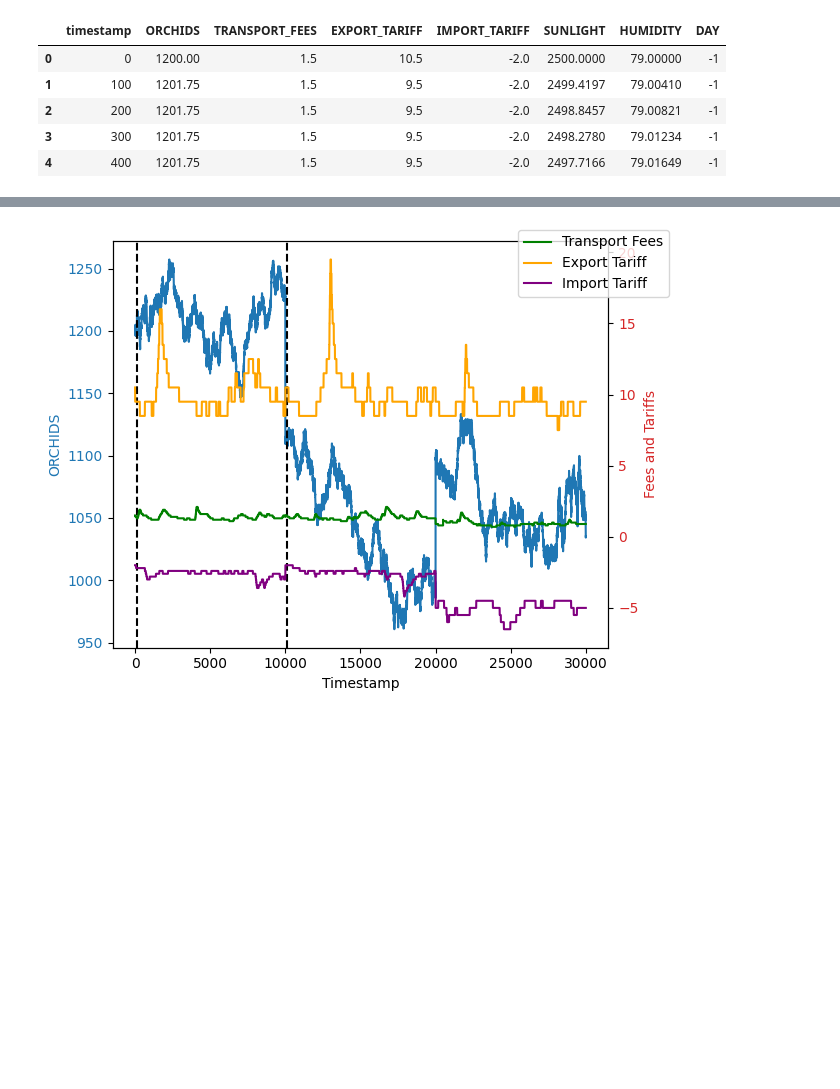
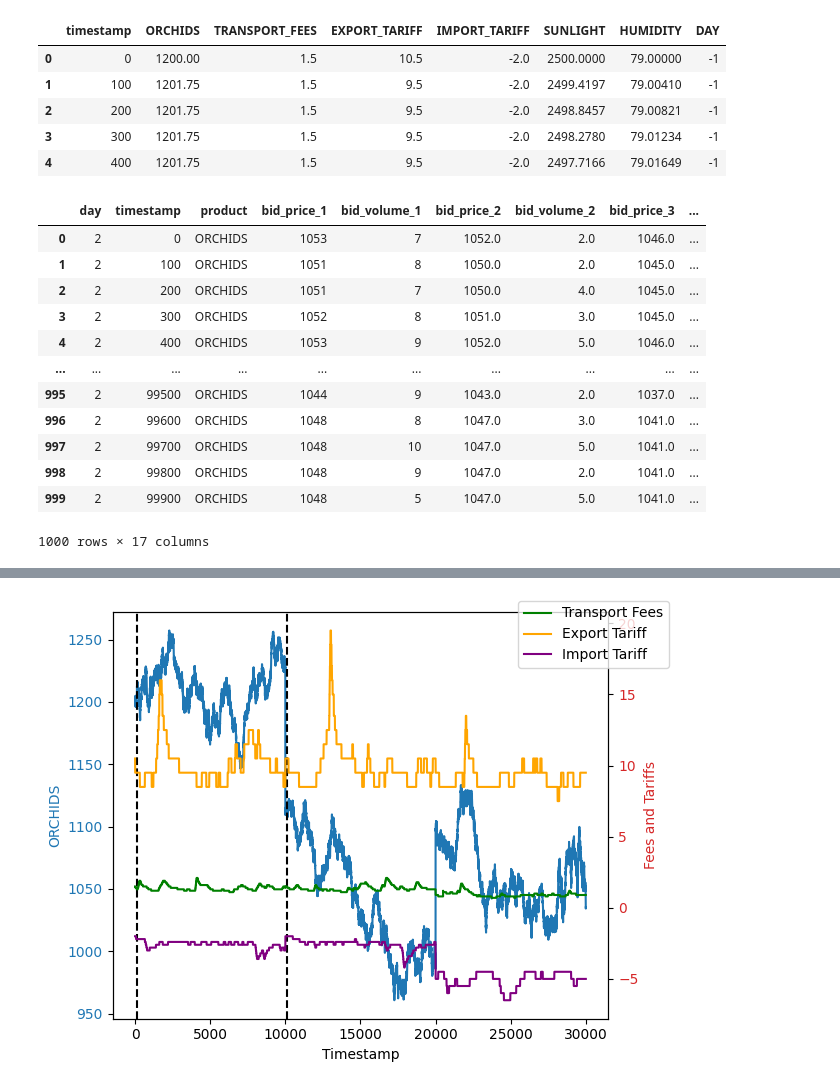
Before and after one commit to AlessandroMagna/prosperity-algo-trading, a Jupyter notebook: notebooks/Round_2.ipynb, the cells around one changed output, grey strips where cells are left out. Drawn from its saved outputs; the diff is of its cells as text; code cells hidden in the pictures; blank space fills up the shorter version.

```diff
--- a/notebooks/Round_2.ipynb
+++ b/notebooks/Round_2.ipynb
@@ -22,3 +22,22 @@ data.head()
 | 2 | 200 | 1201.75 | 1.5 | 9.5 | -2.0 | 2498.8457 | 79.00821 | -1 |
 | 3 | 300 | 1201.75 | 1.5 | 9.5 | -2.0 | 2498.2780 | 79.01234 | -1 |
 | 4 | 400 | 1201.75 | 1.5 | 9.5 | -2.0 | 2497.7166 | 79.01649 | -1 |
+# %%
+data_5 = pd.read_csv("data/prices_round_3.csv", sep=";")
+#get only the rows containing product = ORCHIDS and reset the index
+data_5 = data_5[data_5['product'] == 'ORCHIDS'].reset_index(drop=True)
+data_5
+# %% [output]
+|  | day | timestamp | product | bid_price_1 | bid_volume_1 | bid_price_2 | bid_volume_2 | bid_price_3 | ... |
+| 0 | 2 | 0 | ORCHIDS | 1053 | 7 | 1052.0 | 2.0 | 1046.0 | ... |
+| 1 | 2 | 100 | ORCHIDS | 1051 | 8 | 1050.0 | 2.0 | 1045.0 | ... |
+| 2 | 2 | 200 | ORCHIDS | 1051 | 7 | 1050.0 | 4.0 | 1045.0 | ... |
+| 3 | 2 | 300 | ORCHIDS | 1052 | 8 | 1051.0 | 3.0 | 1045.0 | ... |
+| 4 | 2 | 400 | ORCHIDS | 1053 | 9 | 1052.0 | 5.0 | 1046.0 | ... |
+| ... | ... | ... | ... | ... | ... | ... | ... | ... | ... |
+| 995 | 2 | 99500 | ORCHIDS | 1044 | 9 | 1043.0 | 2.0 | 1037.0 | ... |
+| 996 | 2 | 99600 | ORCHIDS | 1048 | 8 | 1047.0 | 3.0 | 1041.0 | ... |
+| 997 | 2 | 99700 | ORCHIDS | 1048 | 10 | 1047.0 | 5.0 | 1041.0 | ... |
+| 998 | 2 | 99800 | ORCHIDS | 1048 | 9 | 1047.0 | 2.0 | 1041.0 | ... |
+| 999 | 2 | 99900 | ORCHIDS | 1048 | 5 | 1047.0 | 5.0 | 1041.0 | ... |
+1000 rows × 17 columns
```
Also changed, not shown: parts of 3 cells of this notebook, 4 other files.
